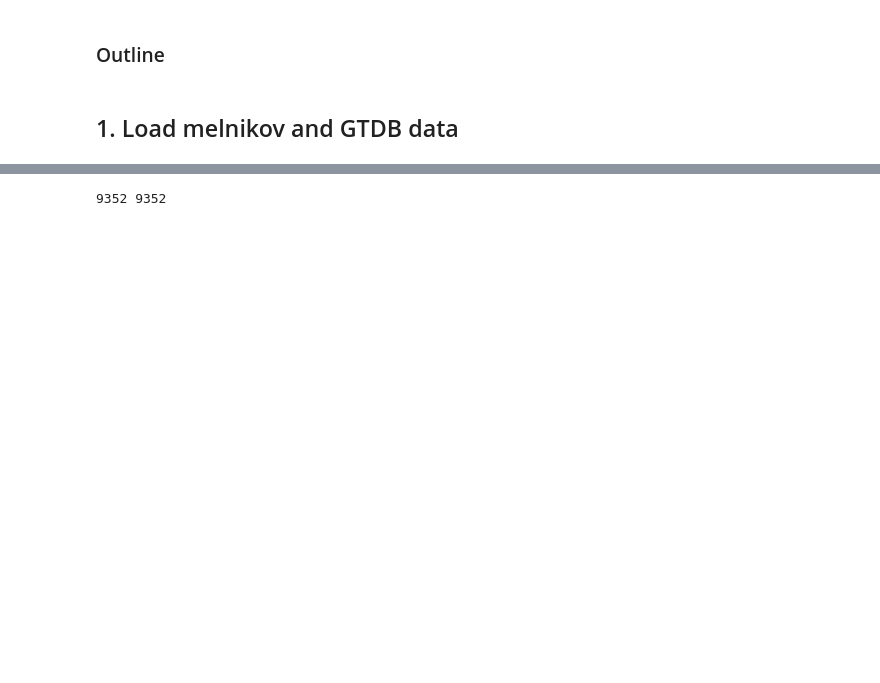
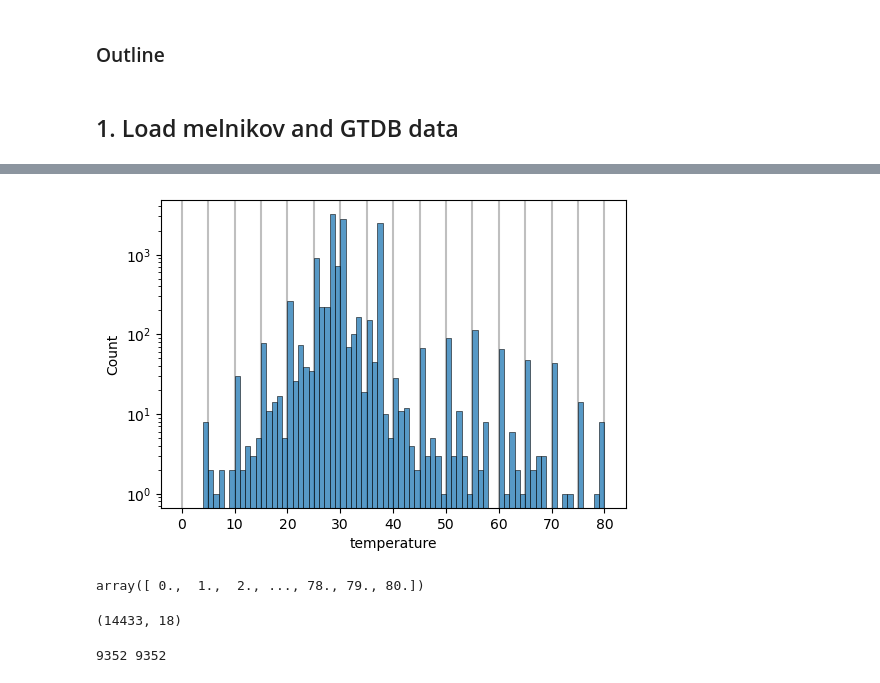
Before and after one commit to realmichaelhoffert/adenylate_kinase_ogt, a Jupyter notebook: notebooks/adenylate_kinase.ipynb, the cells around one changed output, grey strips where cells are left out. Drawn from its saved outputs; the diff is of its cells as text; code cells hidden in the pictures; blank space fills up the shorter version.

```diff
--- a/notebooks/adenylate_kinase.ipynb
+++ b/notebooks/adenylate_kinase.ipynb
@@ -107,6 +104,22 @@ melnikov.head()
 | 2 | Octadecabacter antarcticus 307 | Bacteria;Proteobacteria;Alphaprot... | 307 | SAMN02603621 | PRJNA19333 | GCA_000155675.2 | Complete | 4.87548 | 54.5768 | ... |
 | 3 | Octadecabacter arcticus 238 | Bacteria;Proteobacteria;Alphaprot... | 238 | SAMN02603620 | PRJNA19331 | GCA_000155735.2 | Complete | 5.47825 | 55.1917 | ... |
 | 4 | Shewanella violacea DSS12 | Bacteria;Proteobacteria;Gammaprot... | DSS12 | SAMD00060963 | PRJDA34739 | GCA_000091325.1 | Complete | 4.96210 | 44.7000 | ... |
+# %%
+fig, ax = plt.subplots(figsize=(6, 4))
+sns.histplot(melnikov['temperature'], bins=np.linspace(0, 80, 81))
+for i in range(0, 85, 5):
+    ax.axvline(i, color='gray', zorder=0, alpha=0.5)
+ax.set_yscale('log')
+# %% [output]
+[figure, added]
+# %%
+np.linspace(0, 80, 81)
+# %% [output]
+array([ 0.,  1.,  2., ..., 78., 79., 80.])
+# %%
+melnikov.shape
+# %% [output]
+(14433, 18)
 # %%
 # merge melnikov and gtdb data
 merged = pd.merge(melnikov[['organism_name', 'assembly', 'temperature']],
```
Also changed, not shown: parts of 19 cells of this notebook, 6 other files.
